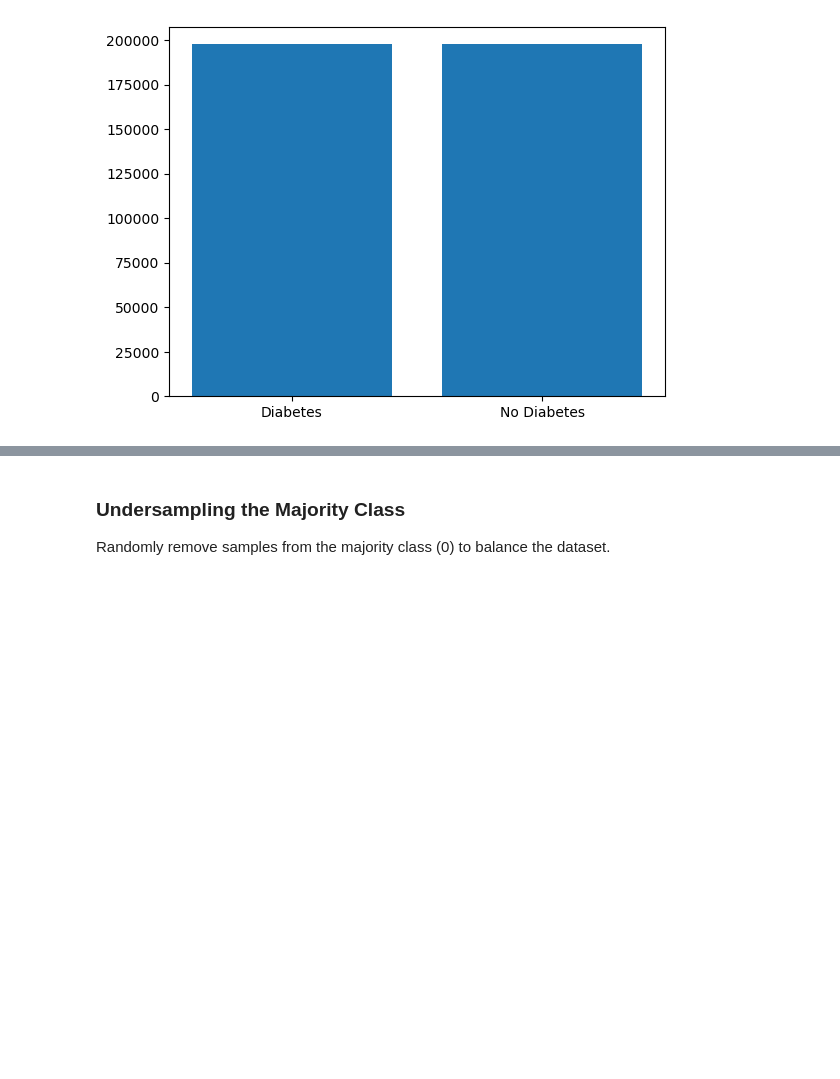
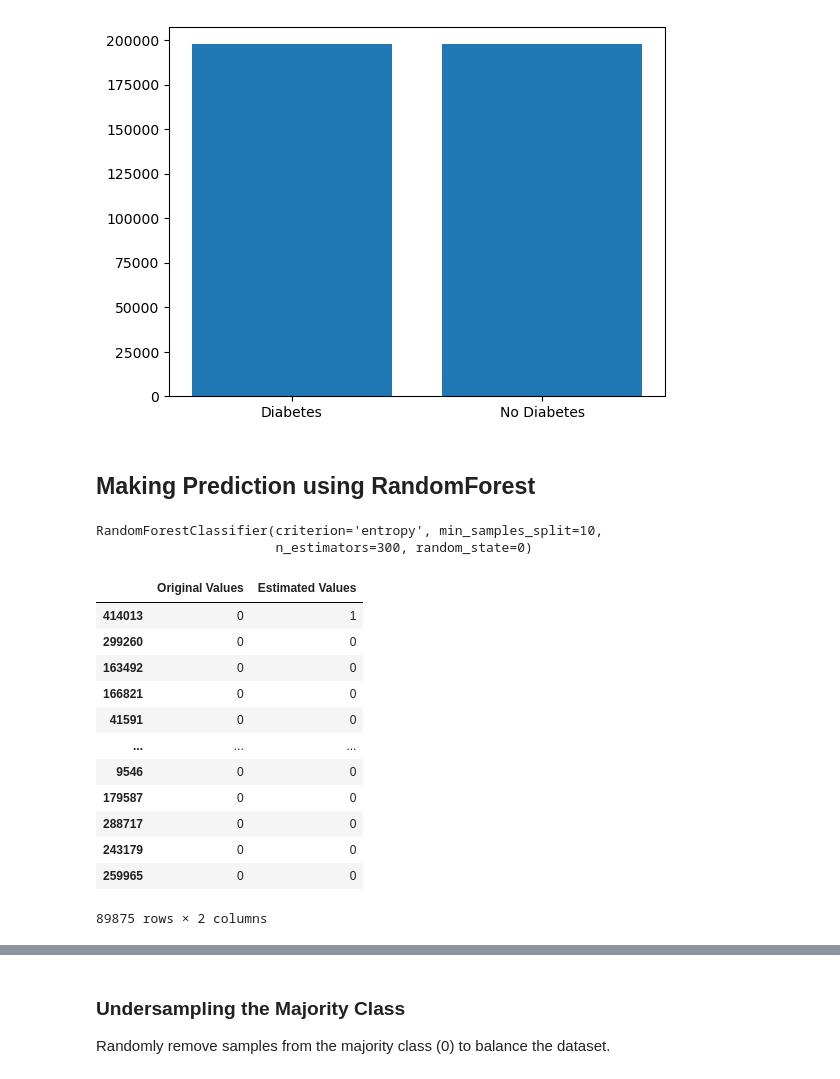
Before and after one commit to psgpyc/MLDPPI, a Jupyter notebook: data_profiling.ipynb, the cells around one changed output, grey strips where cells are left out. Cells and saved outputs as stored; diff of their text form; code cells hidden in the pictures; blank space fills up the shorter version.

Commit message:
feat: Implemented Random Forest Classifier

```diff
--- a/data_profiling.ipynb
+++ b/data_profiling.ipynb
@@ -445,3 +443,5 @@ plt.bar(x=['Diabetes', 'No Diabetes'], height=y_train_ovs.value_counts().values)
 # %% [output]
 <BarContainer object of 2 artists>
 [figure]
+# %% [markdown]
+## Making Prediction using RandomForest
@@ -447,0 +457,34 @@ plt.bar(x=['Diabetes', 'No Diabetes'], height=y_train_ovs.value_counts().values)
+# %%
+# Initializing the model
+model_rf = RandomForestClassifier(n_estimators = 300, criterion = 'entropy',
+                             min_samples_split=10, random_state=0)
+
+# fitting the model on the train data
+model_rf.fit(X_train_ovs, y_train_ovs)
+# %% [output]
+RandomForestClassifier(criterion='entropy', min_samples_split=10,
+                       n_estimators=300, random_state=0)
+# %%
+# predicting values on test data
+predictions = model_rf.predict(X_test)
+# %%
+# Creating a new dataframe with true and predicted values
+rf_df = pd.DataFrame()
+rf_df['Original Values'] = y_test
+rf_df['Estimated Values'] = predictions
+# %%
+rf_df
+# %% [output]
+|  | Original Values | Estimated Values |
+| 414013 | 0 | 1 |
+| 299260 | 0 | 0 |
+| 163492 | 0 | 0 |
+| 166821 | 0 | 0 |
+| 41591 | 0 | 0 |
+| ... | ... | ... |
+| 9546 | 0 | 0 |
+| 179587 | 0 | 0 |
+| 288717 | 0 | 0 |
+| 243179 | 0 | 0 |
+| 259965 | 0 | 0 |
+89875 rows × 2 columns
```
Also changed, not shown: parts of 6 cells of this notebook.
